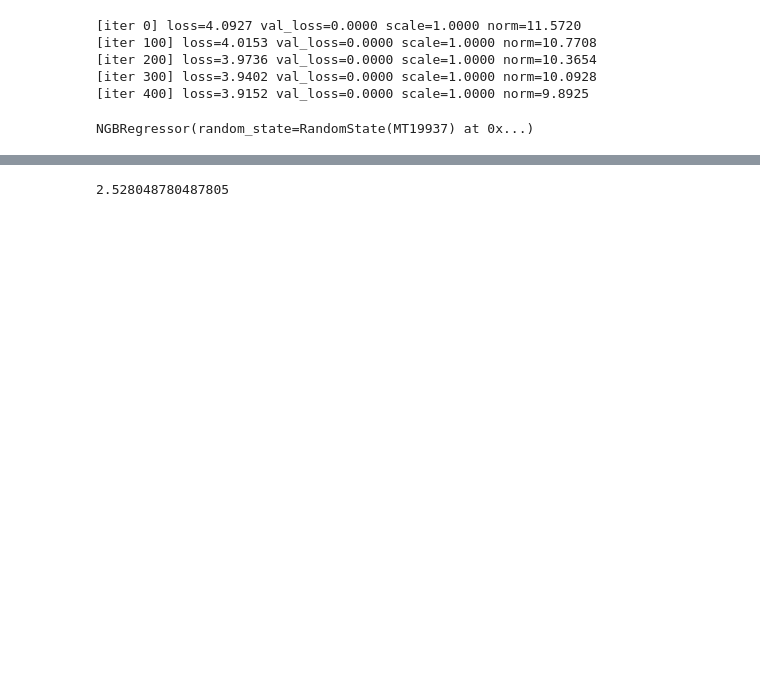
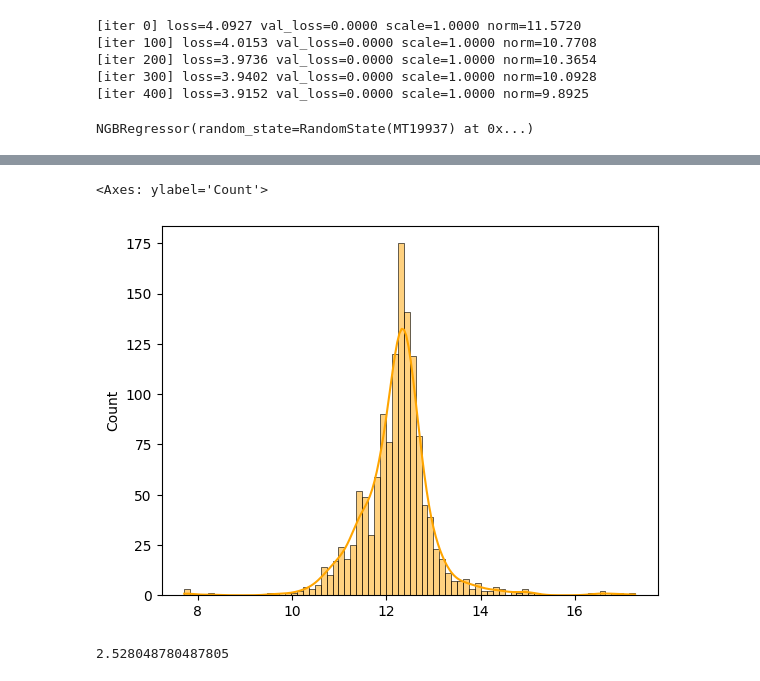
Before and after one commit to alecmatt5/nba_betting_analysis, a Jupyter notebook: backend/notebooks/NGBoost_julia.ipynb, the cells around one changed output, grey strips where cells are left out. Cells and saved outputs as stored; diff of their text form; code cells hidden in the pictures; blank space fills up the shorter version.

```diff
--- a/backend/notebooks/NGBoost_julia.ipynb
+++ b/backend/notebooks/NGBoost_julia.ipynb
@@ -50,3 +65,8 @@ Mean squared error: 169.36
+# %%
+sns.histplot(y_dist[0:].params['scale'], kde=True, color='orange')
+# %% [output]
+<Axes: ylabel='Count'>
+[figure, added]
 # %%
 y_test.mean()
 # %% [output]
```
Also changed, not shown: parts of 24 cells of this notebook, 3 other files.
